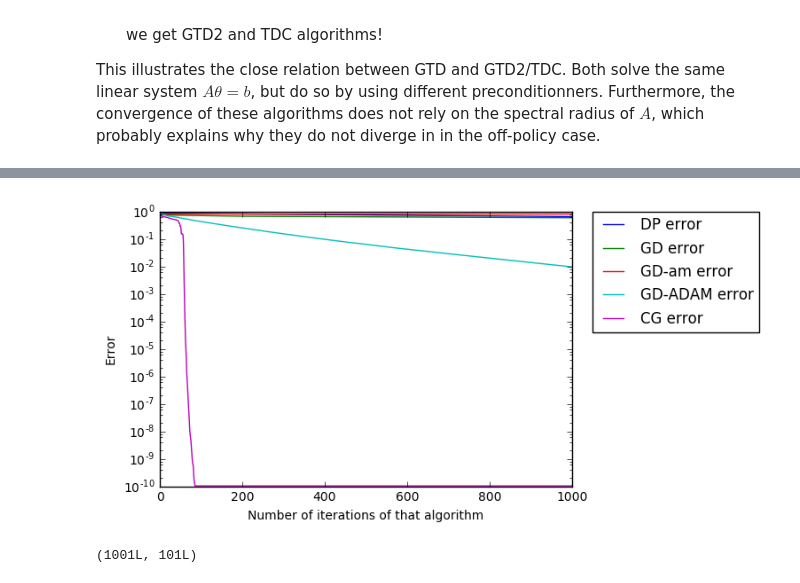
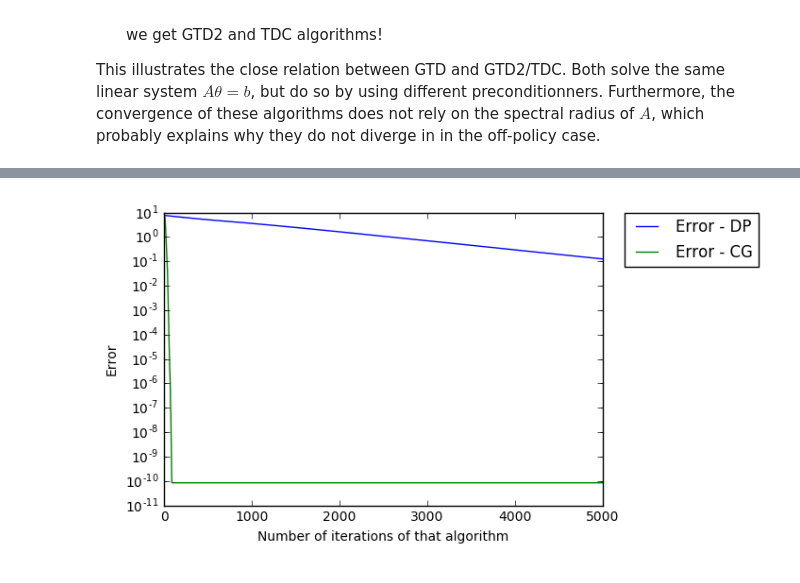
Before and after one commit to mtanneau/ReinforcementLearningClass, a Jupyter notebook: project/Presentation_Mar24_MTanneau.ipynb, the cells around one changed output, grey strips where cells are left out. Saved outputs shown, nothing was run; the diff lists cells and outputs as text; code cells hidden in the pictures.

```diff
--- a/project/Presentation_Mar24_MTanneau.ipynb
+++ b/project/Presentation_Mar24_MTanneau.ipynb
@@ -880,8 +886,8 @@ class Random_walk:
 # %%
 nState=1000
 nStep=100
-nFeatures=100
-gamma=0.99
+nFeatures=5
+gamma=0.9
 
 d_init=(1.0/nState)*np.ones(nState+1)
 d_init[0]=0.0
@@ -925,7 +950,12 @@ plt.show()
 # %%
+#plot the learned value functions
+#plot the learning curves
 for algo in range(nAlgos):
-    plt.semilogy(MSVE[algo,:],label=algos[algo])
+    plt.plot(v[algo,nIter,:],label='V - '+algos[algo])
 
+plt.plot(v_TD_star,label='V_star')
+plt.xlabel('State')
+plt.ylabel('Value')
 plt.legend(bbox_to_anchor=(1.05, 1), loc=2, borderaxespad=0.)
 plt.show()
 # %% [output]
@@ -1010,10 +1052,7 @@ MSVE_CG = 0.405186412059
 # %%
 #plot the learning curves
-plt.semilogy(err_DP,label='DP error')
-plt.semilogy(err_GD,label='GD error')
-plt.semilogy(err_GD_am,label='GD-am error')
-plt.semilogy(err_GD_ADAM,label='GD-ADAM error')
-plt.semilogy(err_CG,label='CG error')
+for algo in range(nAlgos):
+    plt.semilogy(err_history[algo,:],label='Error - '+algos[algo])
 
 plt.xlabel('Number of iterations of that algorithm')
 plt.ylabel('Error')
@@ -1024,11 +1063,11 @@ plt.show()
 # %%
 #plot the learned value functions
-plt.plot(v_DP_history[nIter,:],label='DP value function')
-plt.plot(v_GD_history[nIter,:],label='GD value function')
-plt.plot(v_GD_am_history[nIter,:],label='GD-am value function')
-plt.plot(v_GD_ADAM_history[nIter,:],label='GD-ADAM value function')
-plt.plot(v_CG_history[nIter,:],label='CG value function')
+#plot the learning curves
+for algo in range(nAlgos):
+    plt.plot(v_history[algo,nIter,:],label='V - '+algos[algo])
 
+
+plt.plot(v_TD,label='V_star')
 plt.xlabel('State')
 plt.ylabel('Value')
 plt.legend(bbox_to_anchor=(1.05, 1), loc=2, borderaxespad=0.)
@@ -1160,18 +1209,11 @@ Algo: CG         | Time (s): 0.000999927520752   | #Iter: 51     | T/iter: 1.960
 # %%
 #plot the learning curves
-plt.semilogy(err_DP,label='DP error')
-plt.semilogy(err_GD,label='GD error')
-plt.semilogy(err_GD_am,label='GD-am error')
-plt.semilogy(err_GD_ADAM,label='GD-ADAM error')
-plt.semilogy(err_CG,label='CG error')
+for algo in range(nAlgos):
+    plt.semilogy(err_history[algo,:],label='Error - '+algos[algo])
 
 plt.xlabel('Number of iterations of that algorithm')
 plt.ylabel('Error')
 plt.legend(bbox_to_anchor=(1.05, 1), loc=2, borderaxespad=0.)
 plt.show()
 # %% [output]
-[figure, old version]
+[figure, new version]
-# %%
-print theta_DP_history.shape
-# %% [output]
-(1001L, 101L)
```
Also changed, not shown: parts of 13 cells of this notebook.
